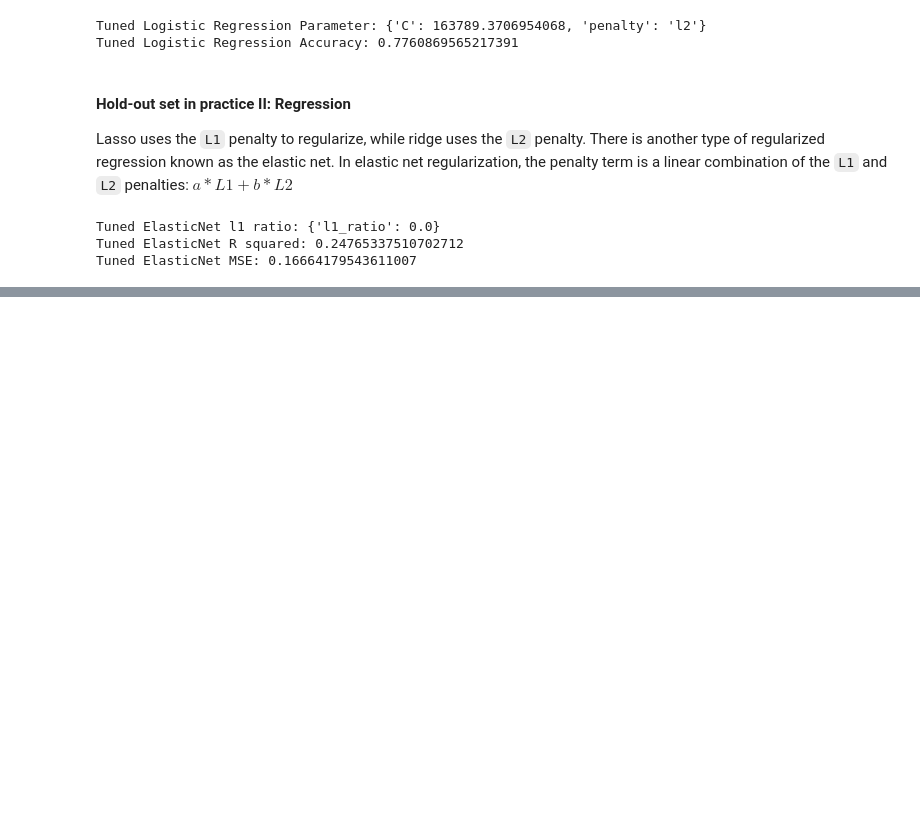
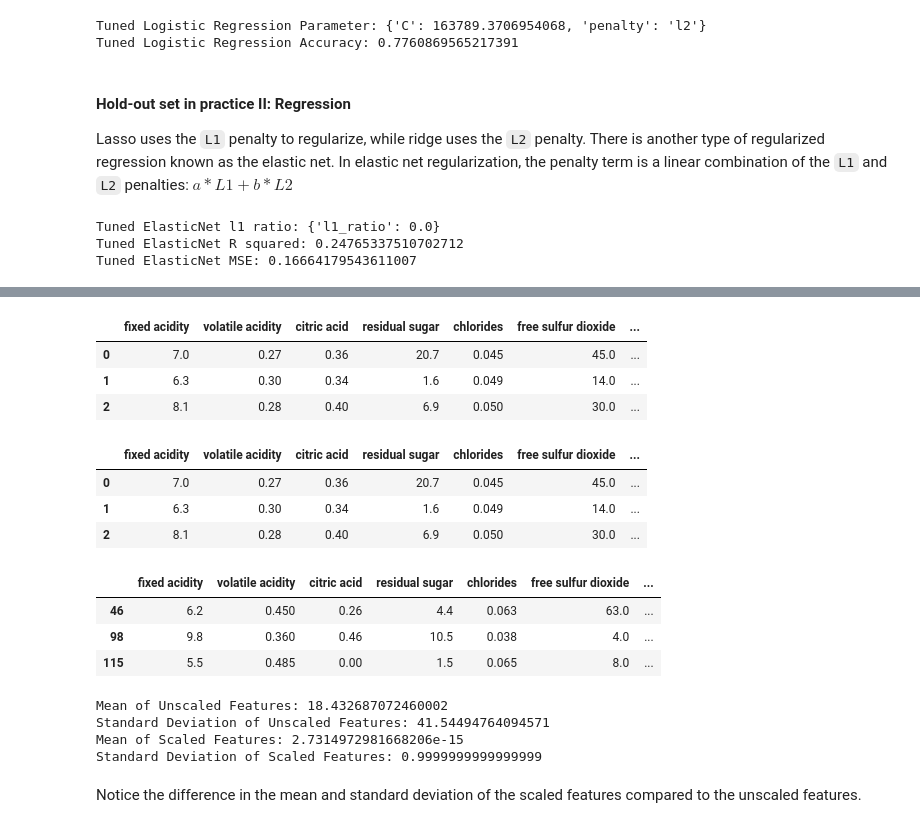
Before and after one commit to joeelorm/Machine-Learning, a Jupyter notebook: 2_Supervised Learning - Scikit Learn/supervised_learning.ipynb, the cells around one changed output, grey strips where cells are left out. Cells and saved outputs as stored; diff of their text form; code cells hidden in the pictures; blank space fills up the shorter version.

```diff
--- a/2_Supervised Learning - Scikit Learn/supervised_learning.ipynb
+++ b/2_Supervised Learning - Scikit Learn/supervised_learning.ipynb
@@ -882,0 +1080,26 @@ Tuned ElasticNet MSE: 0.16664179543611007
+# %%
+df = pd.read_csv('datasets/white-wine.csv')
+df.head(3)
+# %% [output]
+|  | fixed acidity | volatile acidity | citric acid | residual sugar | chlorides | free sulfur dioxide | ... |
+| 0 | 7.0 | 0.27 | 0.36 | 20.7 | 0.045 | 45.0 | ... |
+| 1 | 6.3 | 0.30 | 0.34 | 1.6 | 0.049 | 14.0 | ... |
+| 2 | 8.1 | 0.28 | 0.40 | 6.9 | 0.050 | 30.0 | ... |
+# %%
+### Creating the binary variable in the 'quality' column
+
+df['quality'] = df.quality.apply(lambda x: 1 if x < 5 else 0) # Altering the 'quality column using a lambda function'
+df.head(3)
+# %% [output]
+|  | fixed acidity | volatile acidity | citric acid | residual sugar | chlorides | free sulfur dioxide | ... |
+| 0 | 7.0 | 0.27 | 0.36 | 20.7 | 0.045 | 45.0 | ... |
+| 1 | 6.3 | 0.30 | 0.34 | 1.6 | 0.049 | 14.0 | ... |
+| 2 | 8.1 | 0.28 | 0.40 | 6.9 | 0.050 | 30.0 | ... |
+# %%
+#Just checking to see if the lambda function above returned the desired results. Seems great!
+df[df['quality'] == 1].head(3)
+# %% [output]
+|  | fixed acidity | volatile acidity | citric acid | residual sugar | chlorides | free sulfur dioxide | ... |
+| 46 | 6.2 | 0.450 | 0.26 | 4.4 | 0.063 | 63.0 | ... |
+| 98 | 9.8 | 0.360 | 0.46 | 10.5 | 0.038 | 4.0 | ... |
+| 115 | 5.5 | 0.485 | 0.00 | 1.5 | 0.065 | 8.0 | ... |
@@ -882,0 +1109,21 @@ Tuned ElasticNet MSE: 0.16664179543611007
+# %%
+# Import scale
+from sklearn.preprocessing import scale
+
+# Scale the features: X_scaled
+X_scaled = scale(X)
+
+# Print the mean and standard deviation of the unscaled features
+print("Mean of Unscaled Features: {}".format(np.mean(X)))
+print("Standard Deviation of Unscaled Features: {}".format(np.std(X)))
+
+# Print the mean and standard deviation of the scaled features
+print("Mean of Scaled Features: {}".format(np.mean(X_scaled)))
+print("Standard Deviation of Scaled Features: {}".format(np.std(X_scaled)))
+# %% [output]
+Mean of Unscaled Features: 18.432687072460002
+Standard Deviation of Unscaled Features: 41.54494764094571
+Mean of Scaled Features: 2.7314972981668206e-15
+Standard Deviation of Scaled Features: 0.9999999999999999
+# %% [markdown]
+Notice the difference in the mean and standard deviation of the scaled features compared to the unscaled features.
```
Also changed, not shown: parts of 34 cells of this notebook.
